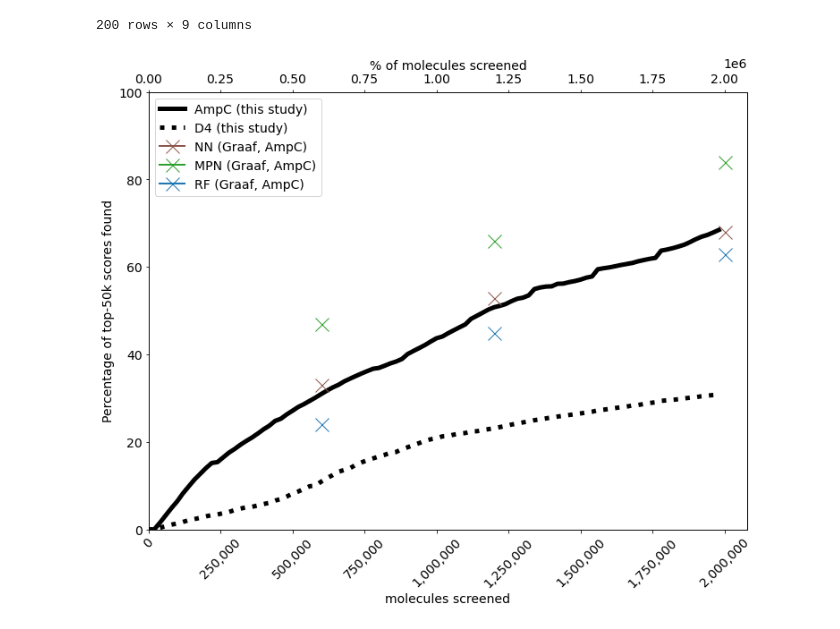
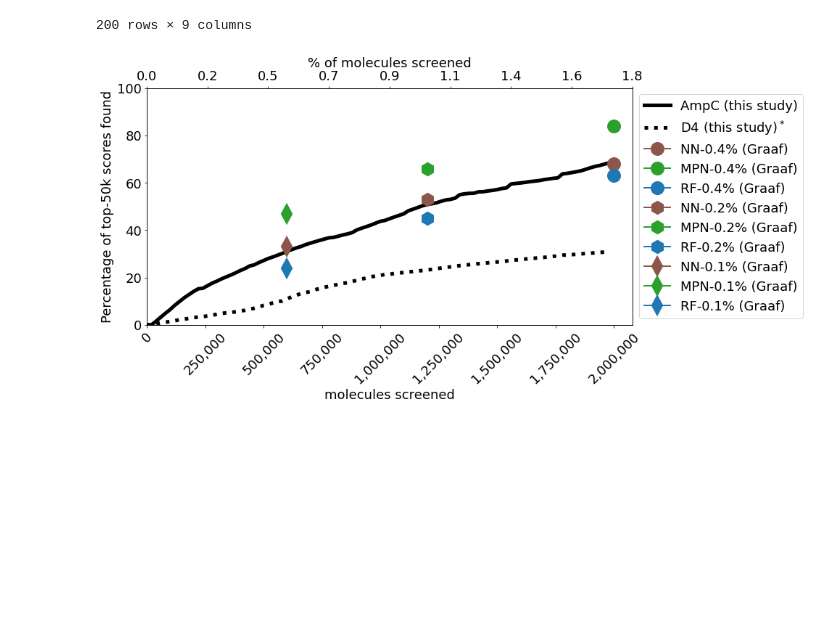
Before and after one commit to marinegor/Linear-accelerated-docking, a Jupyter notebook: notebooks/VLS_iterations.ipynb, the cells around one changed output. Drawn from its saved outputs; the diff is of its cells as text; code cells hidden in the pictures; blank space fills up the shorter version.

Commit message:
Add proper labels to figure 5

```diff
--- a/notebooks/VLS_iterations.ipynb
+++ b/notebooks/VLS_iterations.ipynb
@@ -126,10 +126,10 @@ import matplotlib
 df = raw_data.query("dataset == 'AmpC'")
 df_2 = raw_data.query('dataset == "D4"')
 
-matplotlib.rcParams.update({"font.size": 14})
+matplotlib.rcParams.update({"font.size": 18})
 
 # Create the figure and axis objects
-fig, ax1 = plt.subplots(figsize=(12, 9))
+fig, ax1 = plt.subplots(figsize=(12, 6))
 
 # Plot N_found on the primary Y-axis and n_screened on the primary X-axis
 ax1.plot(
@@ -144,17 +144,11 @@ ax1.plot(
     df_2["percentage_found"],
     color="k",
     linestyle=":",
-    label="D4 (this study)",
+    label="D4 (this study)$^*$",
     linewidth=5,
 )
 ax1.set_xlabel("molecules screened")
 ax1.set_ylabel("Percentage of top-50k scores found", color="k")
-
-# Create a secondary X-axis at the top
-ax2 = ax1.twiny()
-
-# Calculate n_screened divided by 2 million
-n_screened_divided = df["N_screened"] / 99_500_000
 
 # change y limit
 ax1.set_ylim(0, 100)
@@ -168,58 +162,60 @@ def format_x_axis_labels(x, pos):
 ax1.xaxis.set_major_formatter(FuncFormatter(format_x_axis_labels))
 ax1.tick_params(axis="x", rotation=45)
 
+# Create a secondary X-axis at the top
+ax2 = ax1.twiny()
+
+# Calculate n_screened divided by 2 million
+ax2_ticks = np.arange(0, 2_000_000, 225_000) / 99_500_000 * 100
+ax2.set_xticks(ax2_ticks)
+ax2.set_xticklabels([f"{n:2.1f}" for n in ax2_ticks])
+
 # Plot the secondary X-axis
 ax2.set_xlim(
-    ax1.get_xlim()
+    (ax2_ticks.min(), ax2_ticks.max())
 )  # Make sure the secondary X-axis has the same limits as the primary
 ax2.set_xlabel(r"% of molecules screened")
 
 # add values from the Graaf et al paper
 deGraaf = {
     "NN-0.4% (Graaf)": (2_000_000, 0.68),
     "MPN-0.4% (Graaf)": (2_000_000, 0.84),
     "RF-0.4% (Graaf)": (2_000_000, 0.63),
     # ---
     "NN-0.2% (Graaf)": (1_200_000, 0.53),
     "MPN-0.2% (Graaf)": (1_200_000, 0.66),
     "RF-0.2% (Graaf)": (1_200_000, 0.45),
     # ---
     "NN-0.1% (Graaf)": (600_000, 0.33),
     "MPN-0.1% (Graaf)": (600_000, 0.47),
     "RF-0.1% (Graaf)": (600_000, 0.24),
 }
 
 colors = {"NN": "tab:brown", "MPN": "tab:green", "RF": "tab:blue"}
+markers = {r"0.1%": "d", r"0.2%": "h", r"0.4%": "o"}
 
-used_labels = set()
 for label, (n_screened, p_found) in deGraaf.items():
-    name, _ = label.split("-")
+    name, percentage = label.split("-")
     color = colors[name]
+    marker = markers[percentage.split()[0]]
     p_found *= 100
-
-    if name not in used_labels:
-        ax1.plot(
-            n_screened,
-            p_found,
-            label=f"{name} (Graaf, AmpC)",
-            marker="x",
-            color=color,
-            markersize=15,
-            linewidth=2,
-        )
-    else:
-        ax1.plot(
-            n_screened, p_found, marker="x", color=color, markersize=15, linewidth=2
-        )
-
-    if name not in used_labels:
-        used_labels.add(name)
+    ax1.plot(
+        n_screened,
+        p_found,
+        label=label,
+        marker=marker,
+        color=color,
+        markersize=15,
+        linewidth=2,
+        markeredgewidth=4,
+    )
 
 # add legend
 lines, labels = ax1.get_legend_handles_labels()
-ax1.legend(lines, labels, loc="upper left")
+ax1.legend(lines, labels, loc="center left", bbox_to_anchor=(1, 0.5))
+# ax1.legend(lines, labels, loc="upper left")
 
 # Display the plot
-plt.show()
+plt.savefig('../figures/figure_5_comparison.png', dpi=300)
 # %% [output]
-[figure, old version]
+[figure, new version]
```
Also changed, not shown: 1 other file.
